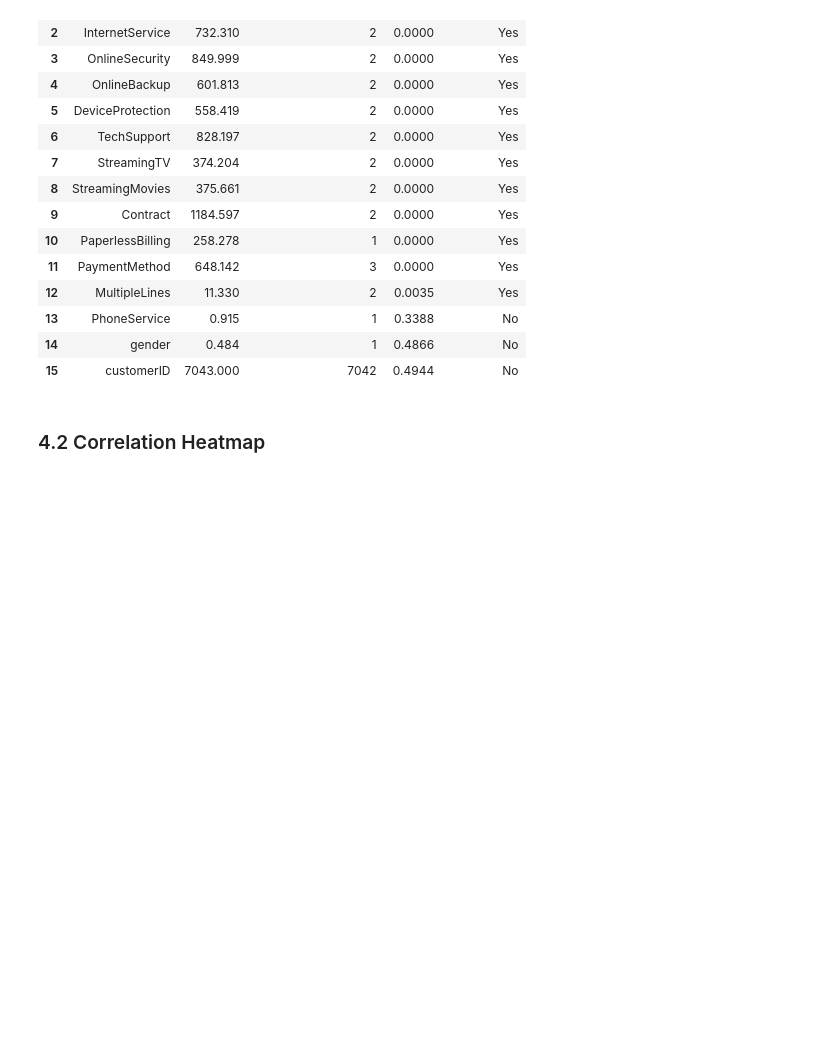
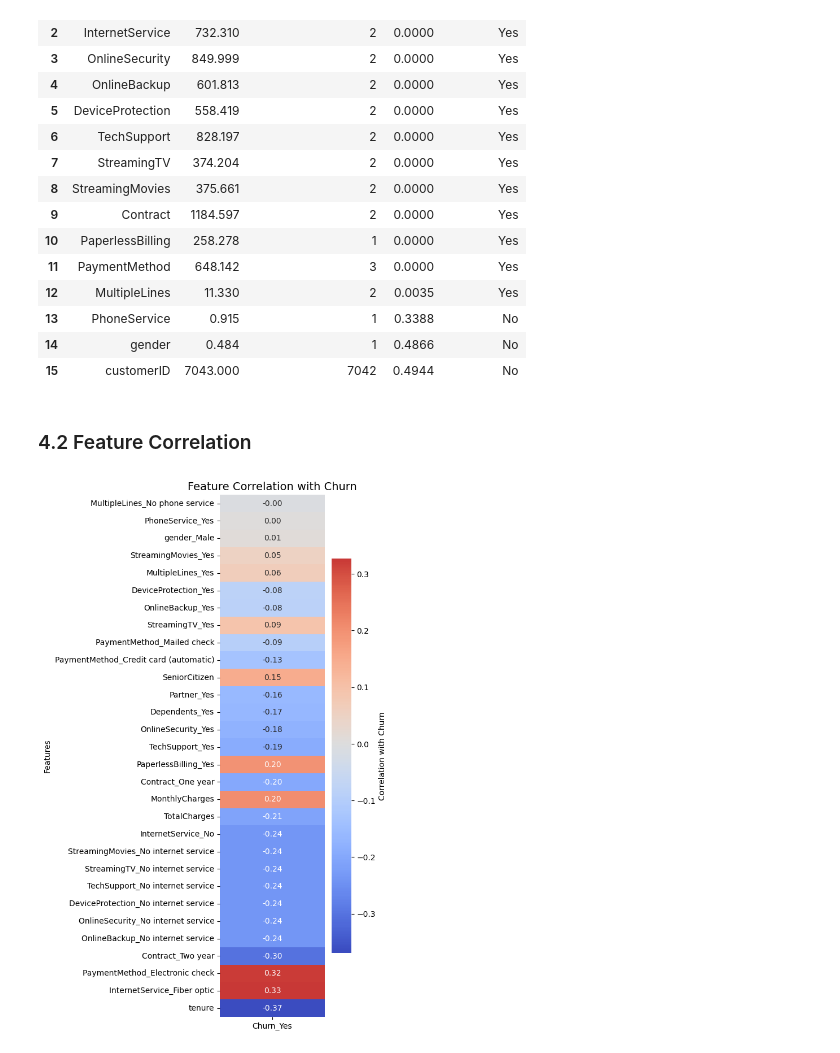
Before and after one commit to YashShah138/cs5324, a Jupyter notebook: labs/lab1_1.ipynb, the cells around one changed output. Cells and saved outputs as stored; diff of their text form; code cells hidden in the pictures; blank space fills up the shorter version.

```diff
--- a/labs/lab1_1.ipynb
+++ b/labs/lab1_1.ipynb
@@ -524,4 +515,4 @@ chi_df
 | 14 | gender | 0.484 | 1 | 0.4866 | No |
 | 15 | customerID | 7043.000 | 7042 | 0.4944 | No |
 # %% [markdown]
-### 4.2 Correlation Heatmap
+### 4.2 Feature Correlation
@@ -559,0 +519,33 @@ plt.show()
+# %%
+import pandas as pd
+import seaborn as sns
+import matplotlib.pyplot as plt
+
+df_clean = df.drop(columns=['customerID'])
+
+df_sample = df_clean.sample(frac=0.3, random_state=42)
+
+df_encoded = pd.get_dummies(df_sample, drop_first=True)
+
+target_corr = (
+    df_encoded.corr()['Churn_Yes']
+    .drop('Churn_Yes')
+    .sort_values(key=abs)
+)
+
+plt.figure(figsize=(3, len(target_corr) * 0.4))
+sns.heatmap(
+    target_corr.to_frame(),
+    annot=True,
+    fmt=".2f",
+    cmap="coolwarm",
+    center=0,
+    cbar_kws={"label": "Correlation with Churn"}
+)
+plt.title("Feature Correlation with Churn", fontsize=14)
+plt.ylabel("Features")
+plt.xlabel("")
+plt.tight_layout()
+plt.show()
+# %% [output]
+[figure, added]
```
Also changed, not shown: parts of 3 cells of this notebook.
